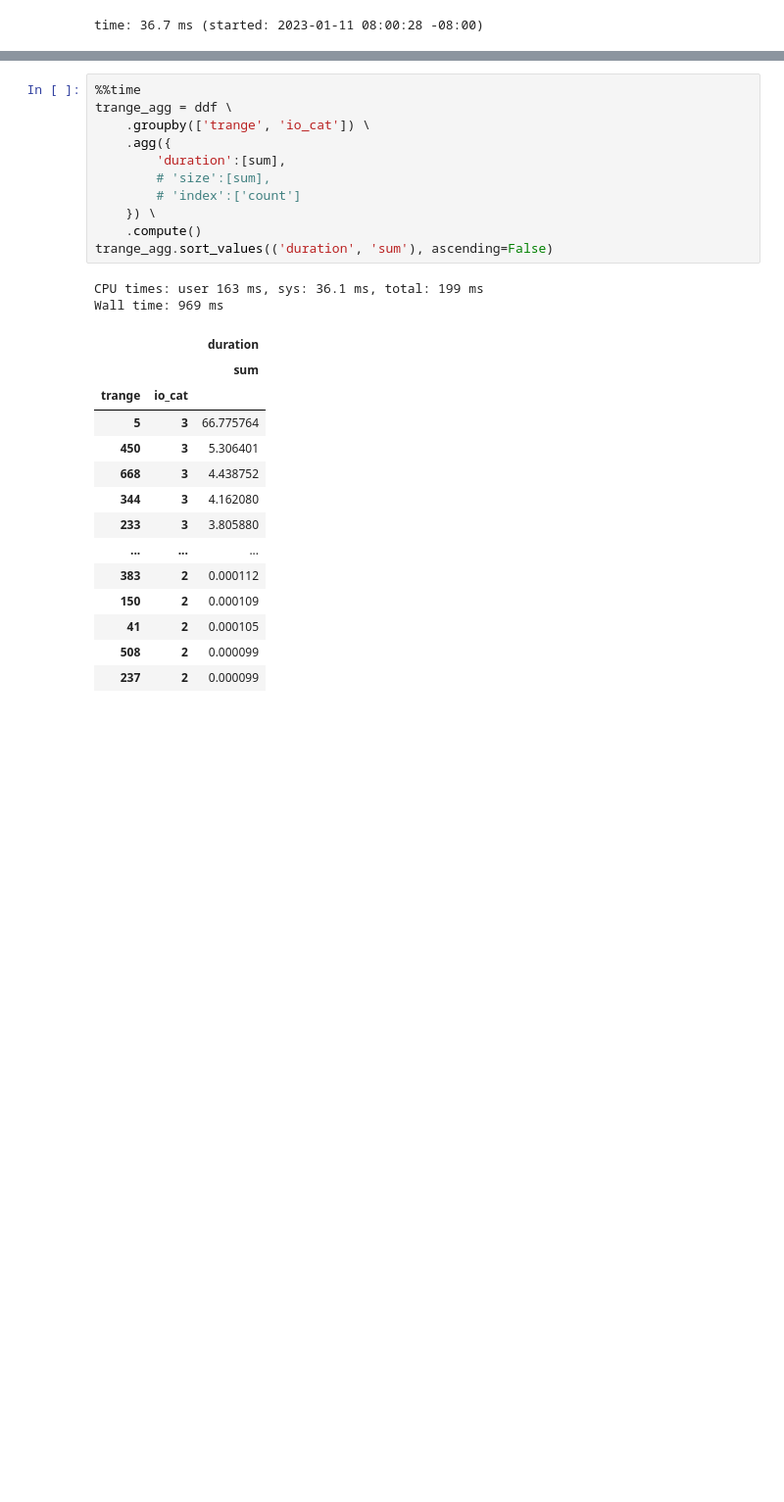
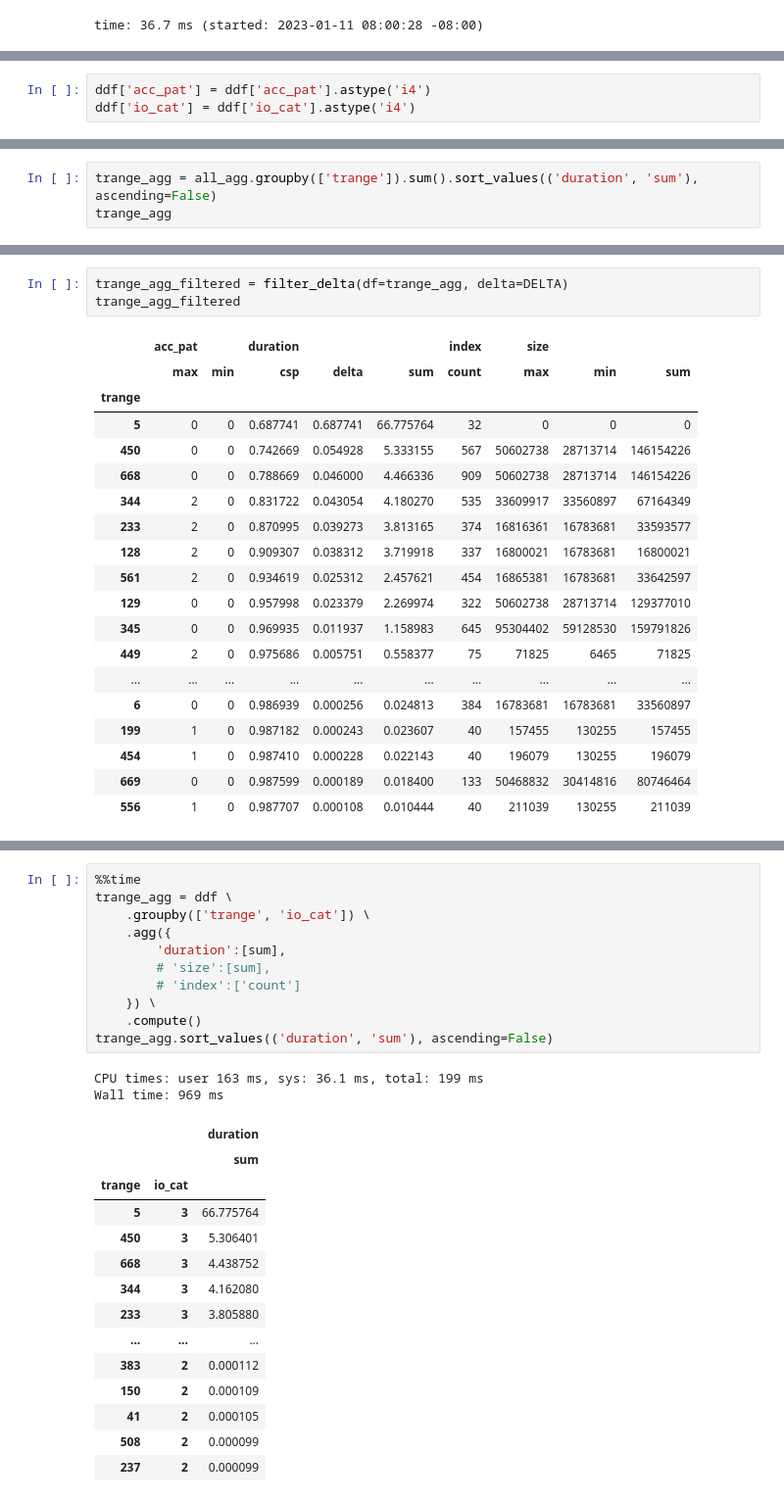
Before and after one commit to izzet/wisio, a Jupyter notebook: notebooks/playground-cm1.ipynb, the cells around one changed output, grey strips where cells are left out. Shown: that part at 98% size. Cells and saved outputs as stored; diff of their text form; blank space fills up the shorter version.

```diff
--- a/notebooks/playground-cm1.ipynb
+++ b/notebooks/playground-cm1.ipynb
@@ -517,0 +500,3 @@ time: 18.2 ms (started: 2023-01-11 08:08:03 -08:00)
+# %%
+ddf['acc_pat'] = ddf['acc_pat'].astype('i4')
+ddf['io_cat'] = ddf['io_cat'].astype('i4')
@@ -517,0 +589,3 @@ time: 18.2 ms (started: 2023-01-11 08:08:03 -08:00)
+# %%
+trange_agg = all_agg.groupby(['trange']).sum().sort_values(('duration', 'sum'), ascending=False)
+trange_agg
@@ -517,0 +609,23 @@ time: 18.2 ms (started: 2023-01-11 08:08:03 -08:00)
+# %%
+trange_agg_filtered = filter_delta(df=trange_agg, delta=DELTA)
+trange_agg_filtered
+# %% [output]
+|  | acc_pat |  | duration |  |  | index | size |  |  |
+|  | max | min | csp | delta | sum | count | max | min | sum |
+| trange |  |  |  |  |  |  |  |  |  |
+| 5 | 0 | 0 | 0.687741 | 0.687741 | 66.775764 | 32 | 0 | 0 | 0 |
+| 450 | 0 | 0 | 0.742669 | 0.054928 | 5.333155 | 567 | 50602738 | 28713714 | 146154226 |
+| 668 | 0 | 0 | 0.788669 | 0.046000 | 4.466336 | 909 | 50602738 | 28713714 | 146154226 |
+| 344 | 2 | 0 | 0.831722 | 0.043054 | 4.180270 | 535 | 33609917 | 33560897 | 67164349 |
+| 233 | 2 | 0 | 0.870995 | 0.039273 | 3.813165 | 374 | 16816361 | 16783681 | 33593577 |
+| 128 | 2 | 0 | 0.909307 | 0.038312 | 3.719918 | 337 | 16800021 | 16783681 | 16800021 |
+| 561 | 2 | 0 | 0.934619 | 0.025312 | 2.457621 | 454 | 16865381 | 16783681 | 33642597 |
+| 129 | 0 | 0 | 0.957998 | 0.023379 | 2.269974 | 322 | 50602738 | 28713714 | 129377010 |
+| 345 | 0 | 0 | 0.969935 | 0.011937 | 1.158983 | 645 | 95304402 | 59128530 | 159791826 |
+| 449 | 2 | 0 | 0.975686 | 0.005751 | 0.558377 | 75 | 71825 | 6465 | 71825 |
+| ... | ... | ... | ... | ... | ... | ... | ... | ... | ... |
+| 6 | 0 | 0 | 0.986939 | 0.000256 | 0.024813 | 384 | 16783681 | 16783681 | 33560897 |
+| 199 | 1 | 0 | 0.987182 | 0.000243 | 0.023607 | 40 | 157455 | 130255 | 157455 |
+| 454 | 1 | 0 | 0.987410 | 0.000228 | 0.022143 | 40 | 196079 | 130255 | 196079 |
+| 669 | 0 | 0 | 0.987599 | 0.000189 | 0.018400 | 133 | 50468832 | 30414816 | 80746464 |
+| 556 | 1 | 0 | 0.987707 | 0.000108 | 0.010444 | 40 | 211039 | 130255 | 211039 |
```
Also changed, not shown: parts of 35 cells of this notebook, 10 other files.
